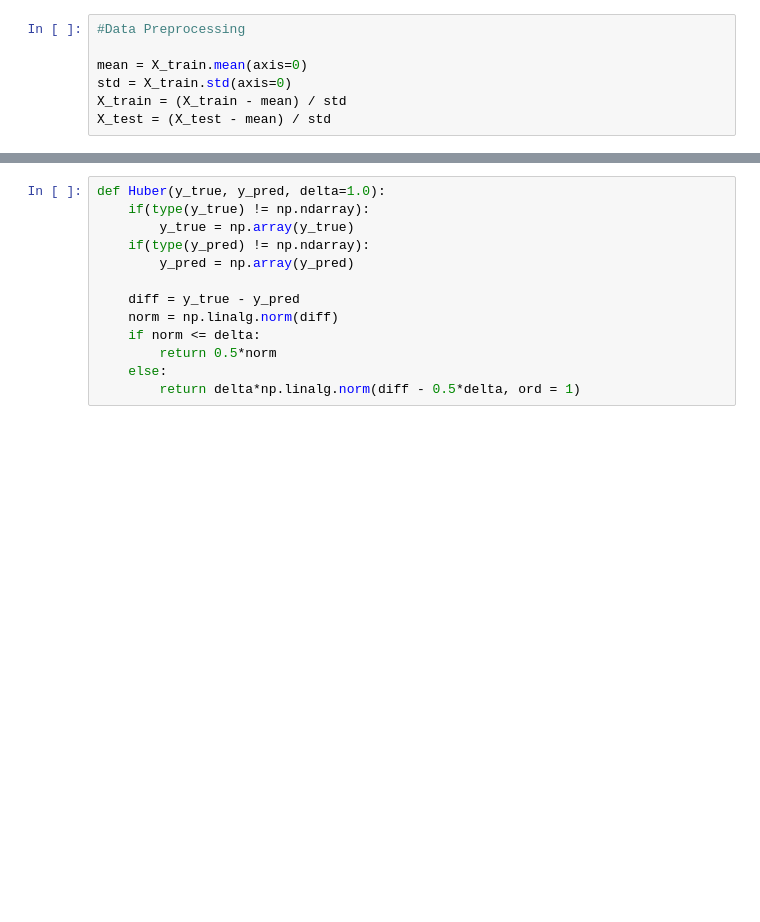
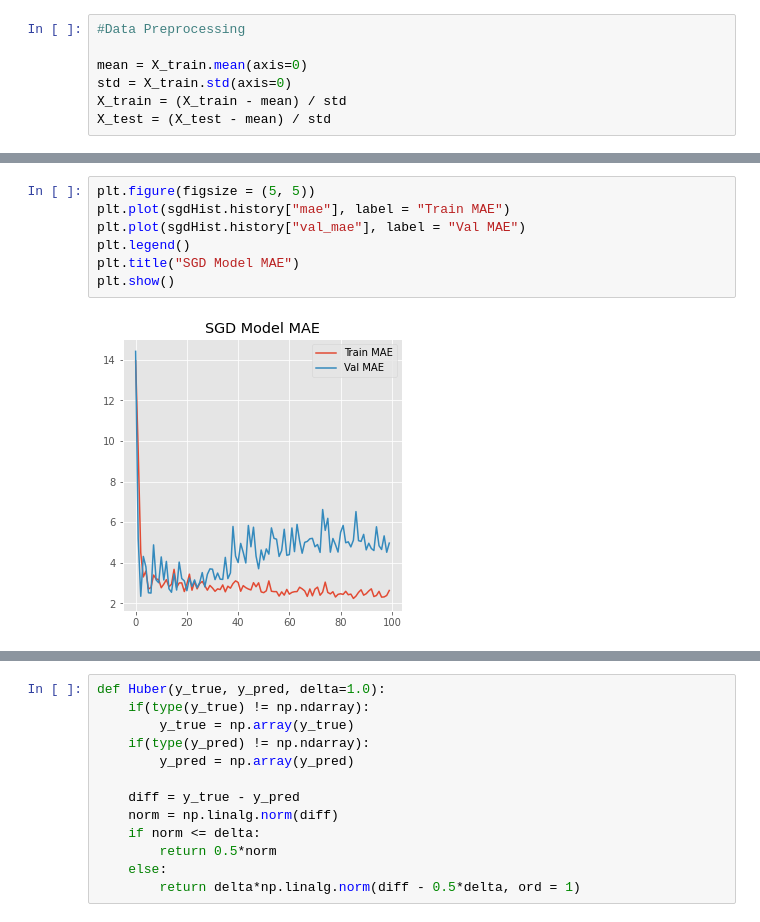
Before and after one commit to HarishBachu/NNDL, a Jupyter notebook: Q1c-Copy1.ipynb, the cells around one changed output, grey strips where cells are left out. Drawn from its saved outputs; the diff is of its cells as text; blank space fills up the shorter version.

```diff
--- a/Q1c-Copy1.ipynb
+++ b/Q1c-Copy1.ipynb
@@ -197,0 +187,9 @@ fig.show()
+# %%
+plt.figure(figsize = (5, 5))
+plt.plot(sgdHist.history["mae"], label = "Train MAE")
+plt.plot(sgdHist.history["val_mae"], label = "Val MAE")
+plt.legend()
+plt.title("SGD Model MAE")
+plt.show()
+# %% [output]
+[figure, added]
```
Also changed, not shown: parts of 19 cells of this notebook.
